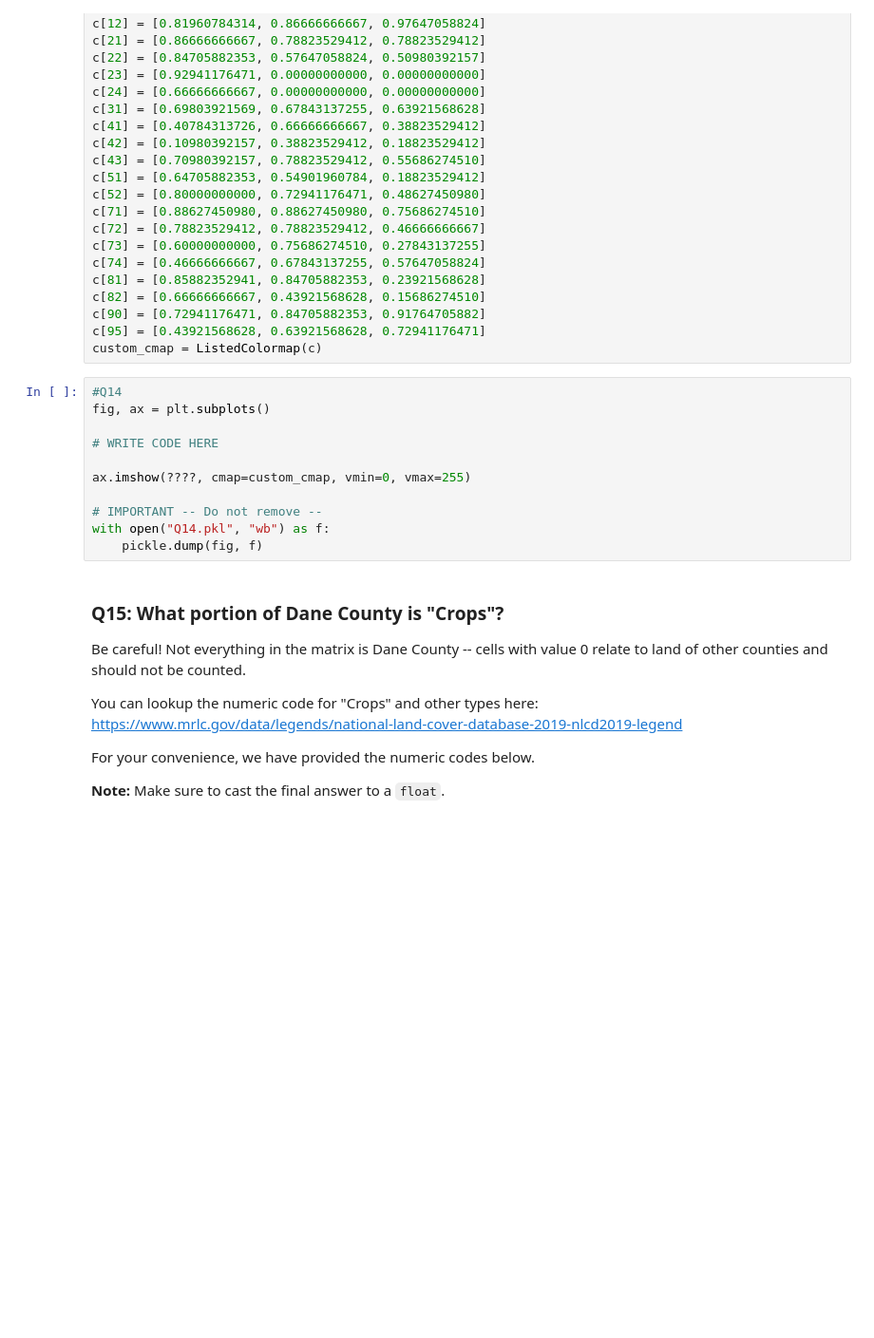
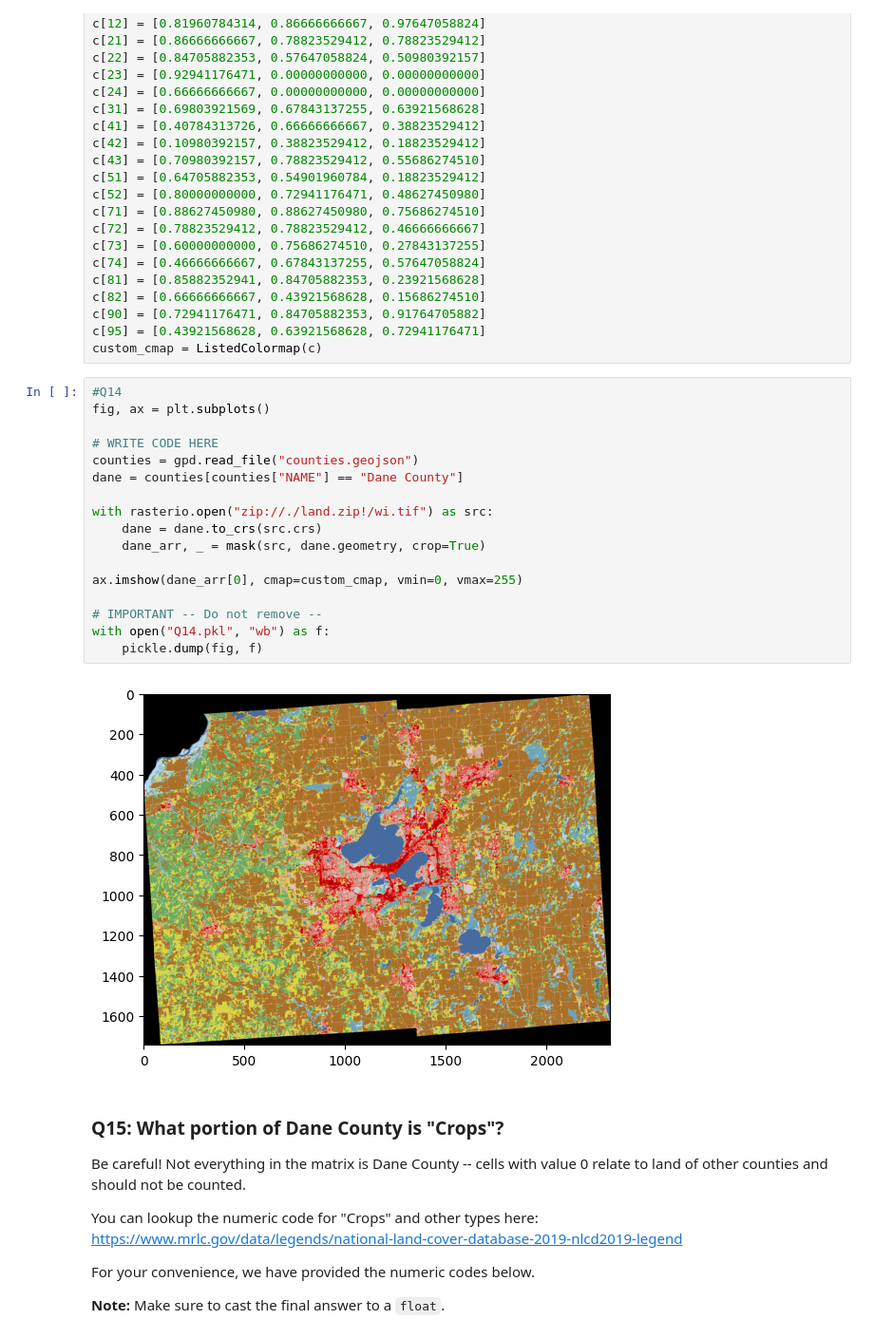
Before and after one commit to Holly-LeLe/cs320-labs-and-projects, a Jupyter notebook: projects/mp7/mp7.ipynb, the cells around one changed output. Shown at 95% size. Cells and saved outputs as stored; diff of their text form; blank space fills up the shorter version.

```diff
--- a/projects/mp7/mp7.ipynb
+++ b/projects/mp7/mp7.ipynb
@@ -298,14 +451,22 @@ custom_cmap = ListedColormap(c)
 # %%
 #Q14
 fig, ax = plt.subplots()
 
 # WRITE CODE HERE
+counties = gpd.read_file("counties.geojson")
+dane = counties[counties["NAME"] == "Dane County"]
 
-ax.imshow(????, cmap=custom_cmap, vmin=0, vmax=255)
+with rasterio.open("zip://./land.zip!/wi.tif") as src:
+    dane = dane.to_crs(src.crs)
+    dane_arr, _ = mask(src, dane.geometry, crop=True)
+
+ax.imshow(dane_arr[0], cmap=custom_cmap, vmin=0, vmax=255)
 
 # IMPORTANT -- Do not remove --
 with open("Q14.pkl", "wb") as f:
     pickle.dump(fig, f)
+# %% [output]
+[figure, added]
 # %% [markdown]
 ### Q15: What portion of Dane County is "Crops"?
 
```
Also changed, not shown: parts of 24 cells of this notebook, 5 other files.
